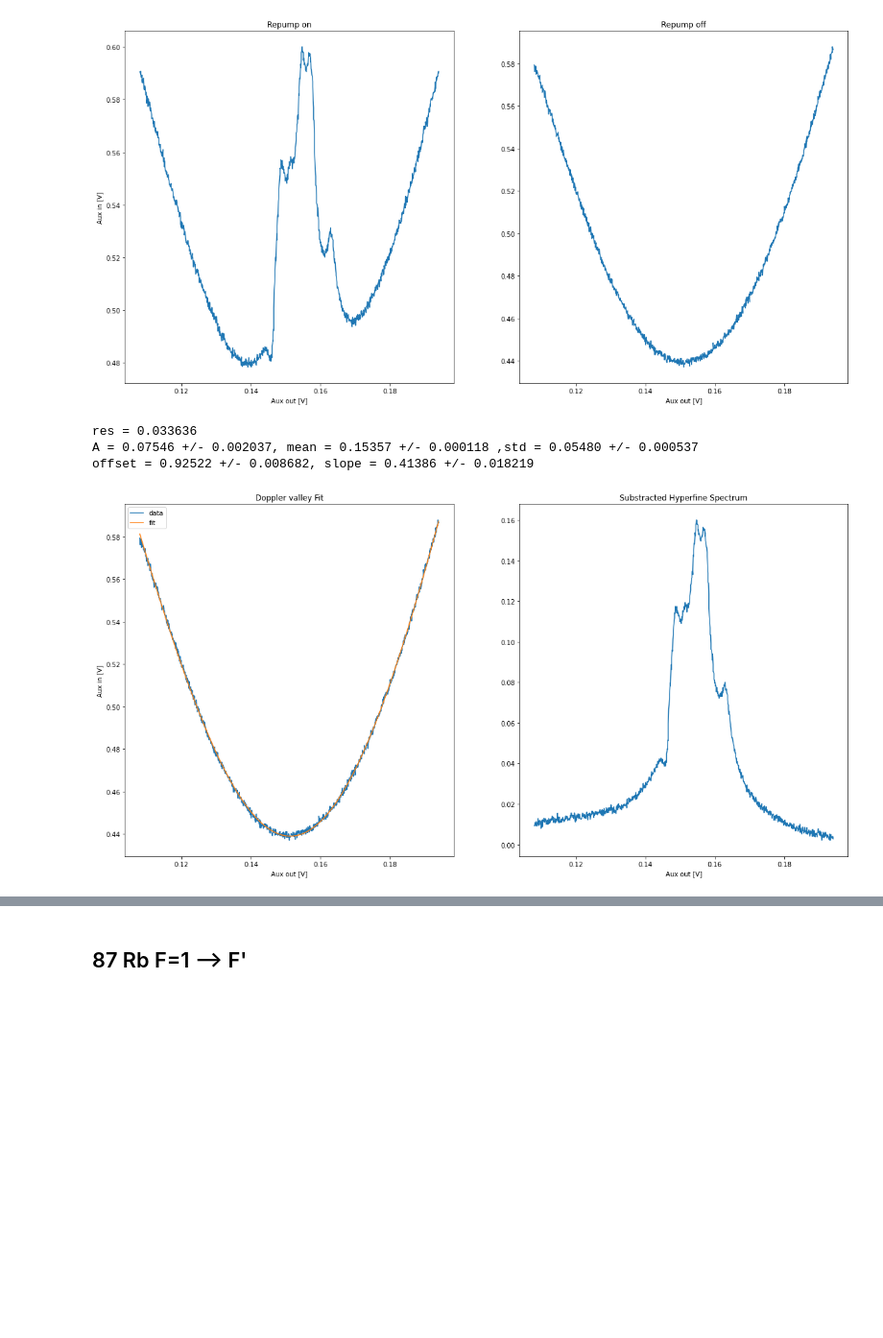
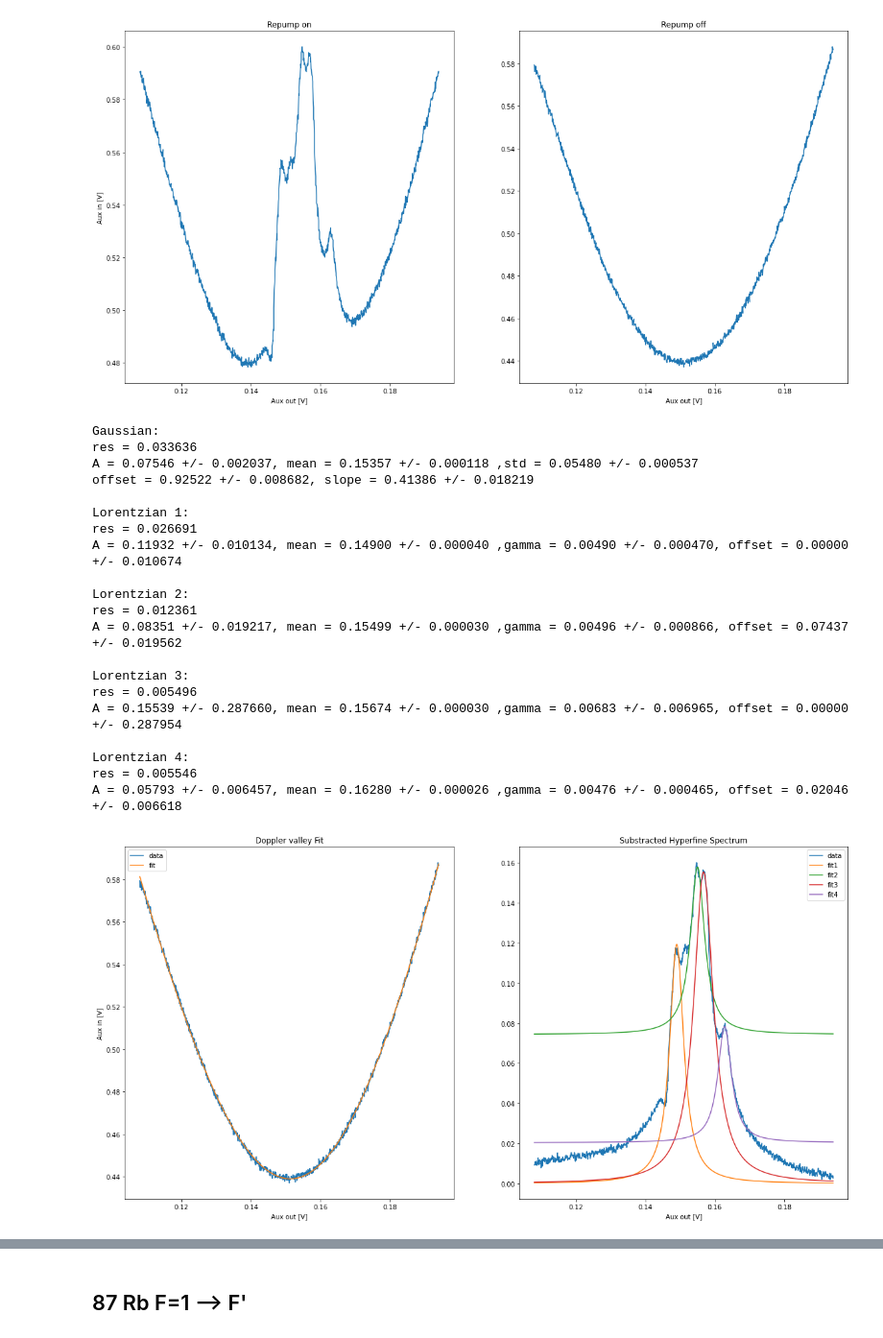
Before and after one commit to mkm2/FP-MOT, a Jupyter notebook: Analysis.ipynb, the cells around one changed output, grey strips where cells are left out. Shown: that part at 96% size. Drawn from its saved outputs; the diff is of its cells as text; code cells hidden in the pictures; blank space fills up the shorter version.

```diff
--- a/Analysis.ipynb
+++ b/Analysis.ipynb
@@ -380,24 +531,77 @@ Text(0.5, 1.0, 'Repump off')
 # %%
 popt, pcov = curve_fit(shifted_gaussian,data_nr['Aux out [V]'],data_nr['Aux in [V]'],bounds=([0,0.1,0,0,-1],[1,0.2,0.5,2,1]))
 perr = np.sqrt(np.diag(pcov))
+data_substracted = data['Aux in [V]']-shifted_gaussian(data['Aux out [V]'],*popt)
+# %%
+mask1 = set_mask(data['Aux out [V]'],0.146,0.15)
+popt1, pcov1 = curve_fit(shifted_lorentzian,data['Aux out [V]'][mask1],data_substracted[mask1],bounds=([0,0.146,0,0],[1,0.15,0.5,1]))
+perr1 = np.sqrt(np.diag(pcov1))
+
+mask2 = set_mask(data['Aux out [V]'],0.153,0.156)
+popt2, pcov2 = curve_fit(shifted_lorentzian,data['Aux out [V]'][mask2],data_substracted[mask2],bounds=([0,0.153,0,0],[1,0.156,0.5,1]))
+perr2 = np.sqrt(np.diag(pcov2))
+
+mask3 = set_mask(data['Aux out [V]'],0.156,0.158)
+popt3, pcov3 = curve_fit(shifted_lorentzian,data['Aux out [V]'][mask3],data_substracted[mask3],bounds=([0,0.156,0,0],[1,0.158,0.5,1]))
+perr3 = np.sqrt(np.diag(pcov3))
+
+mask4 = set_mask(data['Aux out [V]'],0.162,0.165)
+popt4, pcov4 = curve_fit(shifted_lorentzian,data['Aux out [V]'][mask4],data_substracted[mask4],bounds=([0,0.162,0,0],[1,0.165,0.5,1]))
+perr4 = np.sqrt(np.diag(pcov4))
 # %%
 fig, (ax1, ax2) = plt.subplots(1, 2,figsize = (20,10))
 ax1.plot(data_nr['Aux out [V]'],data_nr['Aux in [V]'],label='data')
 ax1.plot(data_nr['Aux out [V]'], shifted_gaussian(data_nr['Aux out [V]'],*popt),label='fit')
 
-ax2.plot(data['Aux out [V]'],data['Aux in [V]']-shifted_gaussian(data['Aux out [V]'],*popt))
+ax2.plot(data['Aux out [V]'],data_substracted,label='data')
+ax2.plot(data['Aux out [V]'],shifted_lorentzian(data['Aux out [V]'],*popt1),label='fit1')
+ax2.plot(data['Aux out [V]'],shifted_lorentzian(data['Aux out [V]'],*popt2),label='fit2')
+ax2.plot(data['Aux out [V]'],shifted_lorentzian(data['Aux out [V]'],*popt3),label='fit3')
+ax2.plot(data['Aux out [V]'],shifted_lorentzian(data['Aux out [V]'],*popt4),label='fit4')
 
 ax1.set_xlabel('Aux out [V]')
 ax1.set_ylabel('Aux in [V]')
 ax2.set_xlabel('Aux out [V]')
 ax1.set_title('Doppler valley Fit')
 ax2.set_title('Substracted Hyperfine Spectrum')
 ax1.legend()
+ax2.legend()
+
+print("Gaussian:")
 print("res = {:f}".format(np.sqrt(np.sum((shifted_gaussian(data_nr['Aux out [V]'],*popt)-data_nr['Aux in [V]'])**2))))
 print("A = {:.5f} +/- {:5f}, mean = {:.5f} +/- {:5f} ,std = {:.5f} +/- {:5f}".format(popt[0],perr[0],popt[1],perr[1],popt[2],perr[2]))
-print("offset = {:.5f} +/- {:5f}, slope = {:.5f} +/- {:5f}".format(popt[-2],perr[-2],popt[-1],perr[-1]))
+print("offset = {:.5f} +/- {:5f}, slope = {:.5f} +/- {:5f}\n".format(popt[-2],perr[-2],popt[-1],perr[-1]))
+print('Lorentzian 1:')
+print("res = {:f}".format(np.sqrt(np.sum((shifted_lorentzian(data['Aux out [V]'][mask1],*popt1)-data_substracted[mask1])**2))))
+print("A = {:.5f} +/- {:5f}, mean = {:.5f} +/- {:5f} ,gamma = {:.5f} +/- {:5f}, offset = {:.5f} +/- {:5f}\n".format(popt1[0],perr1[0],popt1[1],perr1[1],popt1[2],perr1[2],popt1[3],perr1[3]))
+print('Lorentzian 2:')
+print("res = {:f}".format(np.sqrt(np.sum((shifted_lorentzian(data['Aux out [V]'][mask2],*popt2)-data_substracted[mask2])**2))))
+print("A = {:.5f} +/- {:5f}, mean = {:.5f} +/- {:5f} ,gamma = {:.5f} +/- {:5f}, offset = {:.5f} +/- {:5f}\n".format(popt2[0],perr2[0],popt2[1],perr2[1],popt2[2],perr2[2],popt2[3],perr2[3]))
+print('Lorentzian 3:')
+print("res = {:f}".format(np.sqrt(np.sum((shifted_lorentzian(data['Aux out [V]'][mask3],*popt3)-data_substracted[mask3])**2))))
+print("A = {:.5f} +/- {:5f}, mean = {:.5f} +/- {:5f} ,gamma = {:.5f} +/- {:5f}, offset = {:.5f} +/- {:5f}\n".format(popt3[0],perr3[0],popt3[1],perr3[1],popt3[2],perr3[2],popt3[3],perr3[3]))
+print('Lorentzian 4:')
+print("res = {:f}".format(np.sqrt(np.sum((shifted_lorentzian(data['Aux out [V]'][mask4],*popt4)-data_substracted[mask4])**2))))
+print("A = {:.5f} +/- {:5f}, mean = {:.5f} +/- {:5f} ,gamma = {:.5f} +/- {:5f}, offset = {:.5f} +/- {:5f}\n".format(popt4[0],perr4[0],popt4[1],perr4[1],popt4[2],perr4[2],popt4[3],perr4[3]))
 # %% [output]
+Gaussian:
 res = 0.033636
 A = 0.07546 +/- 0.002037, mean = 0.15357 +/- 0.000118 ,std = 0.05480 +/- 0.000537
 offset = 0.92522 +/- 0.008682, slope = 0.41386 +/- 0.018219
+
+Lorentzian 1:
+res = 0.026691
+A = 0.11932 +/- 0.010134, mean = 0.14900 +/- 0.000040 ,gamma = 0.00490 +/- 0.000470, offset = 0.00000 +/- 0.010674
+
+Lorentzian 2:
+res = 0.012361
+A = 0.08351 +/- 0.019217, mean = 0.15499 +/- 0.000030 ,gamma = 0.00496 +/- 0.000866, offset = 0.07437 +/- 0.019562
+
+Lorentzian 3:
+res = 0.005496
+A = 0.15539 +/- 0.287660, mean = 0.15674 +/- 0.000030 ,gamma = 0.00683 +/- 0.006965, offset = 0.00000 +/- 0.287954
+
+Lorentzian 4:
+res = 0.005546
+A = 0.05793 +/- 0.006457, mean = 0.16280 +/- 0.000026 ,gamma = 0.00476 +/- 0.000465, offset = 0.02046 +/- 0.006618
-[figure, old version]
+[figure, new version]
```
Also changed, not shown: parts of 25 cells of this notebook.
